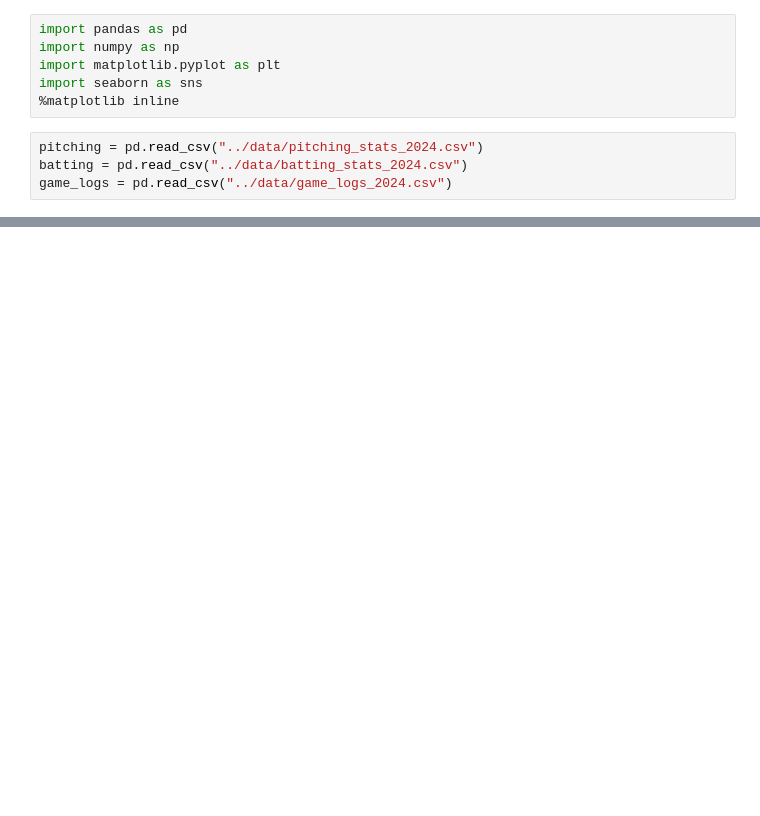
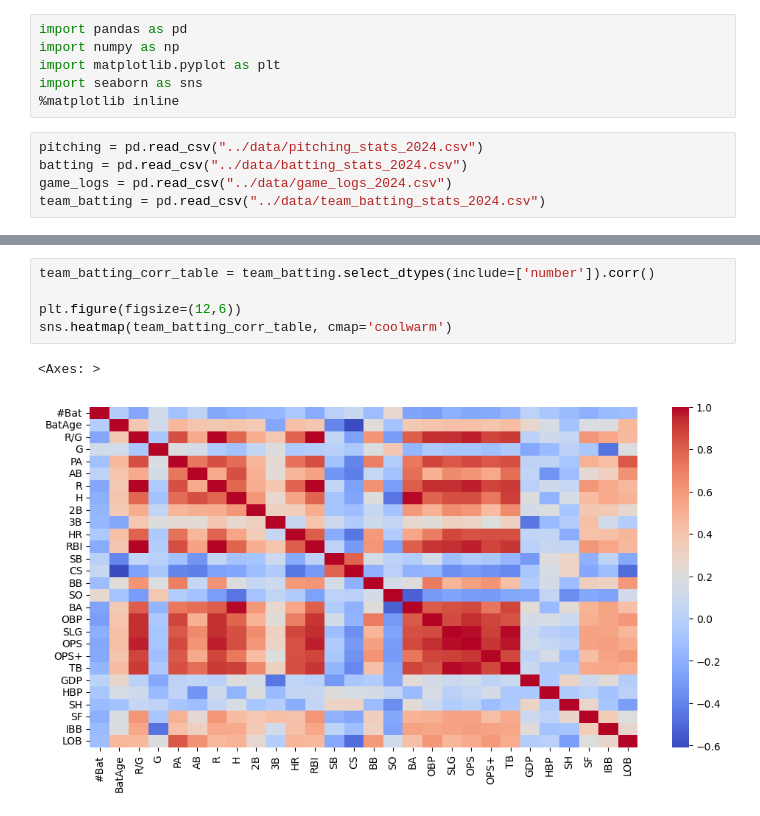
Before and after one commit to dykim2000/MLB_Predict, a Jupyter notebook: notebooks/eda.ipynb, the cells around one changed output, grey strips where cells are left out. Saved outputs shown, nothing was run; the diff lists cells and outputs as text; blank space fills up the shorter version.

```diff
--- a/notebooks/eda.ipynb
+++ b/notebooks/eda.ipynb
@@ -8,3 +8,4 @@ import seaborn as sns
 pitching = pd.read_csv("../data/pitching_stats_2024.csv")
 batting = pd.read_csv("../data/batting_stats_2024.csv")
 game_logs = pd.read_csv("../data/game_logs_2024.csv")
+team_batting = pd.read_csv("../data/team_batting_stats_2024.csv")
@@ -26,0 +49,8 @@ Index(['game_id', 'game_datetime', 'game_date', 'game_type', 'status',
+# %%
+team_batting_corr_table = team_batting.select_dtypes(include=['number']).corr()
+
+plt.figure(figsize=(12,6))
+sns.heatmap(team_batting_corr_table, cmap='coolwarm')
+# %% [output]
+<Axes: >
+[figure, added]
```
Also changed, not shown: parts of 5 cells of this notebook, 2 other files.
